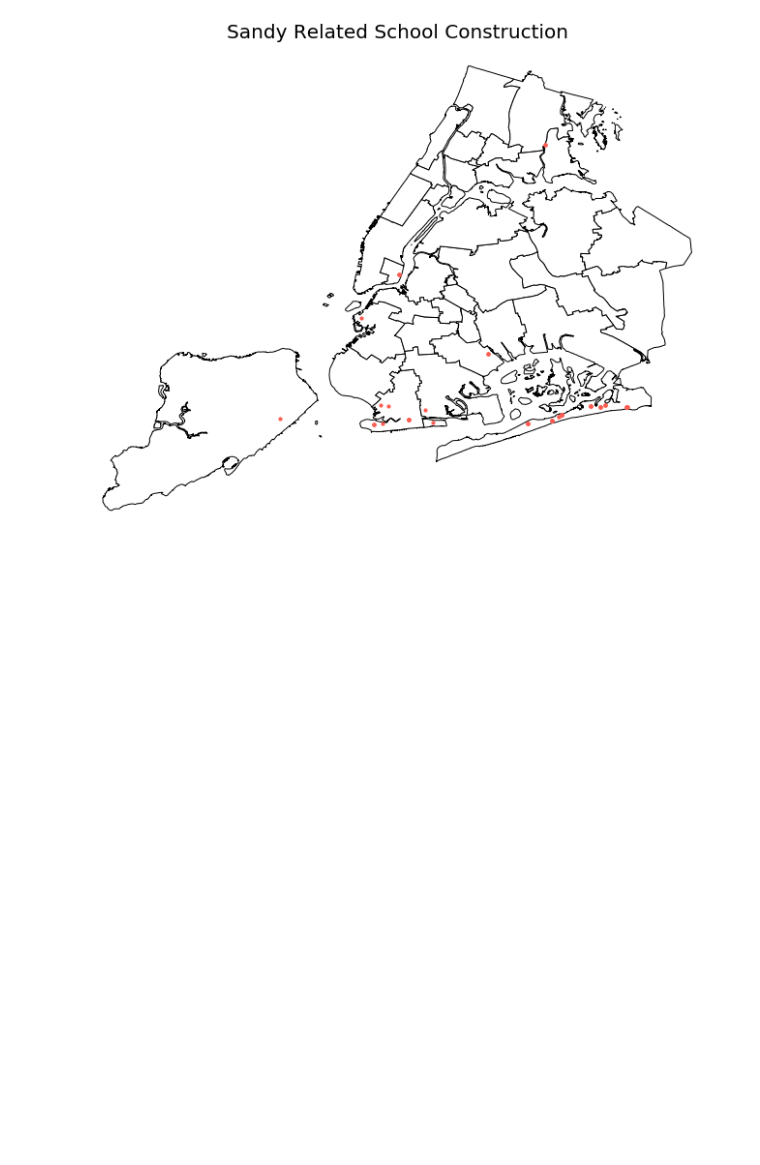
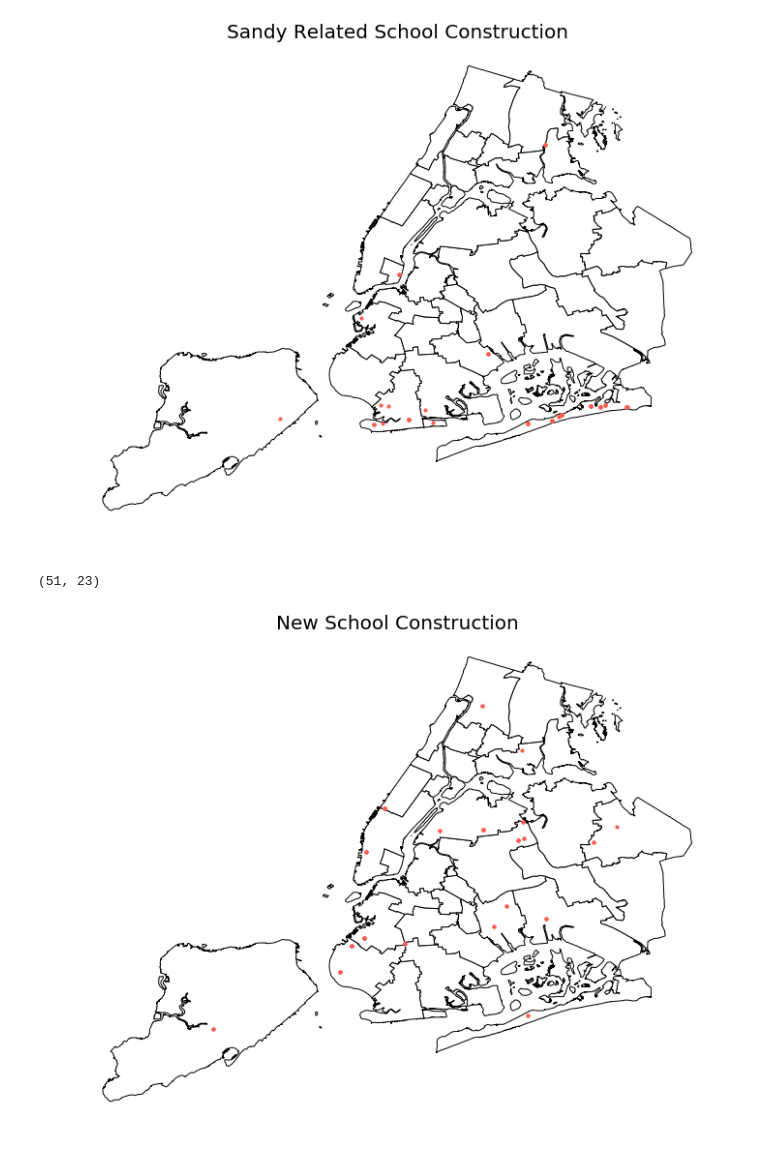
Before and after one commit to tharma3/data_school, a Jupyter notebook: Data_School_7_Geopandas.ipynb, the cells around one changed output. Saved outputs shown, nothing was run; the diff lists cells and outputs as text; code cells hidden in the pictures; blank space fills up the shorter version.

```diff
--- a/Data_School_7_Geopandas.ipynb
+++ b/Data_School_7_Geopandas.ipynb
@@ -164,0 +203,21 @@ act
+# %%
+#create a dataframe with only projects described as "New"
+new_active = active_geo[active_geo['Project Description'] == 'New']
+
+new_active.shape
+# %% [output]
+(51, 23)
+# %%
+#plot school construction over school districts
+#I don't include lat/long axes here b/c nyc borough shapes are easily recognizable
+
+fig, ax = plt.subplots(figsize=(12,12))
+ax.set_aspect('equal')
+ax.axis('off')
+plt.title("New School Construction", fontsize=20)
+
+sd.plot(facecolor='w', edgecolor='k', ax=ax)
+
+new_active.plot(c='#FC5D52', markersize=10,  ax=ax);
+# %% [output]
+[figure, added]
```
Also changed, not shown: parts of 31 cells of this notebook.
